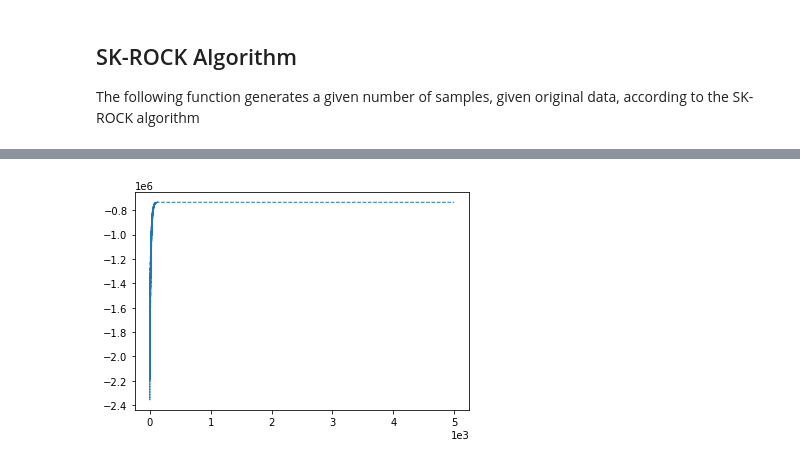
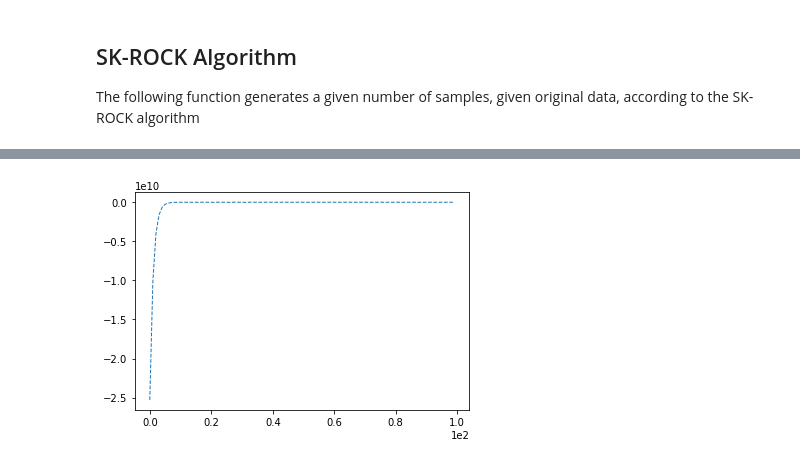
Before and after one commit to tbemsi/sk-rock, a Jupyter notebook: SK-ROCK.ipynb, the cells around one changed output, grey strips where cells are left out. Drawn from its saved outputs; the diff is of its cells as text; code cells hidden in the pictures.

```diff
--- a/SK-ROCK.ipynb
+++ b/SK-ROCK.ipynb
@@ -23,6 +57,9 @@ plt.show()
 # %%
 mask_temp = t.LineMask(number_of_angles=36, dim=128)
 mask = fftshift(mask_temp)
-fourier_op = lambda x: t.masked_FFT(x, mask)
-fourier_op_adj = lambda x: np.real(t.masked_FFT_t(x, mask))
+kspace_loc = convert_mask_to_locations(mask)
+fourier_op = NFFT(samples=kspace_loc, shape=phantom.shape)
+kspace_data = fourier_op.op(phantom)
+#fourier_op = lambda x: t.masked_FFT(x, mask)
+#fourier_op_adj = lambda x: np.real(t.masked_FFT_t(x, mask))
 # %%
@@ -43,16 +81,15 @@ y = transformed_data + sigma*(np.random.randn(transformed_data.size)+
 
 The following function generates a given number of samples, given original data, according to the SK-ROCK algorithm
 # %%
-def sk_rock(original_data, num_samples, sigma=1e-3/np.sqrt(2), num_stages=10, eta=0.05 ):
+def sk_rock(observations, num_samples, sigma=1e-3/np.sqrt(2), num_stages=10, eta=0.05 ):
     """
     Generates samples from high-dimensional distributions, according to SK-ROCK
     algorithm proposed by Luis Vargas et al (2019).
 
     INPUTS:
-     - original_data:
+     - original_guess: initialisation of algorithm
      - image: number of samples to generate
-     - sigma:
-     - eta:
+     - sigma, eta: hyperparameters of prior
      - num_stages: number of internal Runge-Kutta stages
 
     OUTPUTS:
@@ -62,15 +99,16 @@ def sk_rock(original_data, num_samples, sigma=1e-3/np.sqrt(2), num_stages=10, et
     alpha = 5e-4/sigma**2 # hyperparameter of prior
     lam = 0.2 *sigma**2  #approximation parameter of the MY envelop
     lipschitz_log_likelihood = 1/sigma**2 #Lipschitz constant of the log-likelihood
+    original_guess = fourier_op.adj_op(observations)
 
 
     ## Gradients - proximal gradients and other functions
     def gradF(x):
-        return (fourier_op_adj(fourier_op(x) - y))/sigma**2
+        return (fourier_op.adj_op(fourier_op.op(x) - observations))/sigma**2
 
 
-    def proxG(x, param=1.25e-20):
-        return t.chambolle_prox_TV(phantom, param, 25)
+    def proxG(x, param=alpha*lam):
+        return t.chambolle_prox_TV(x, param, 25)
 
     def gradG(x):
         return (x - proxG(x))/lam
@@ -79,7 +117,7 @@ def sk_rock(original_data, num_samples, sigma=1e-3/np.sqrt(2), num_stages=10, et
         return gradF(x) + gradG(x)
 
     def logPi(x):
-        return -(np.linalg.norm(y - fourier_op(x))**2)/(2*sigma**2) - alpha*t.TVnorm(x)
+        return -(np.linalg.norm(observations - fourier_op.op(x))**2)/(2*sigma**2) - alpha*t.TVnorm(x)
 
 
     l = (num_stages - 0.5)**2 * (2 - (4/3)*eta) - 1.5
@@ -90,16 +128,16 @@ def sk_rock(original_data, num_samples, sigma=1e-3/np.sqrt(2), num_stages=10, et
     mu_1 = omega_1/omega_0
     nu_1 = num_stages*omega_1/2
     kappa_1 = num_stages*omega_1/omega_0
-    dimension = original_data.shape[0]
+    dimension = original_guess.shape[0]
 
 
-    K = np.ndarray((num_stages, dimension, dimension), dtype=float)
-    data = np.ndarray((num_samples, dimension, dimension), dtype=float)
+    K = np.ndarray((num_stages, dimension, dimension), dtype=np.complex64)
+    data = np.ndarray((num_samples, dimension, dimension), dtype=np.complex64)
     logPiTraces = np.zeros(num_samples)
-    data[0] = original_data
+    data[0] = original_guess
     logPiTraces[0] = logPi(data[0])
 
-    for i in range(num_samples-1):
+    for i in tqdm_notebook(range(num_samples-1)):
         Z = np.random.randn(dimension, dimension)
         K[0] = data[i]
         K[1] = K[0] - mu_1*step_size*gradU(K[0] +
@@ -115,8 +153,8 @@ def sk_rock(original_data, num_samples, sigma=1e-3/np.sqrt(2), num_stages=10, et
         logPiTraces[i+1] = logPi(data[i+1])
     return logPiTraces, data
 # %%
-num_samples = 5000 #Generation of samples
-logPiTraces, images = sk_rock(fourier_op_adj(y), num_samples)
+num_samples = 100 #Generation of samples
+logPiTraces, images = sk_rock(kspace_data, num_samples)
 plt.plot(range(num_samples),logPiTraces, linewidth=1, ls='--')
 plt.ticklabel_format(axis='both', style='sci', scilimits=(-24, -7))
 plt.show()
@@ -124 +163 @@ plt.show()
-[figure, old version]
+[figure, new version]
```
Also changed, not shown: parts of 6 cells of this notebook.
